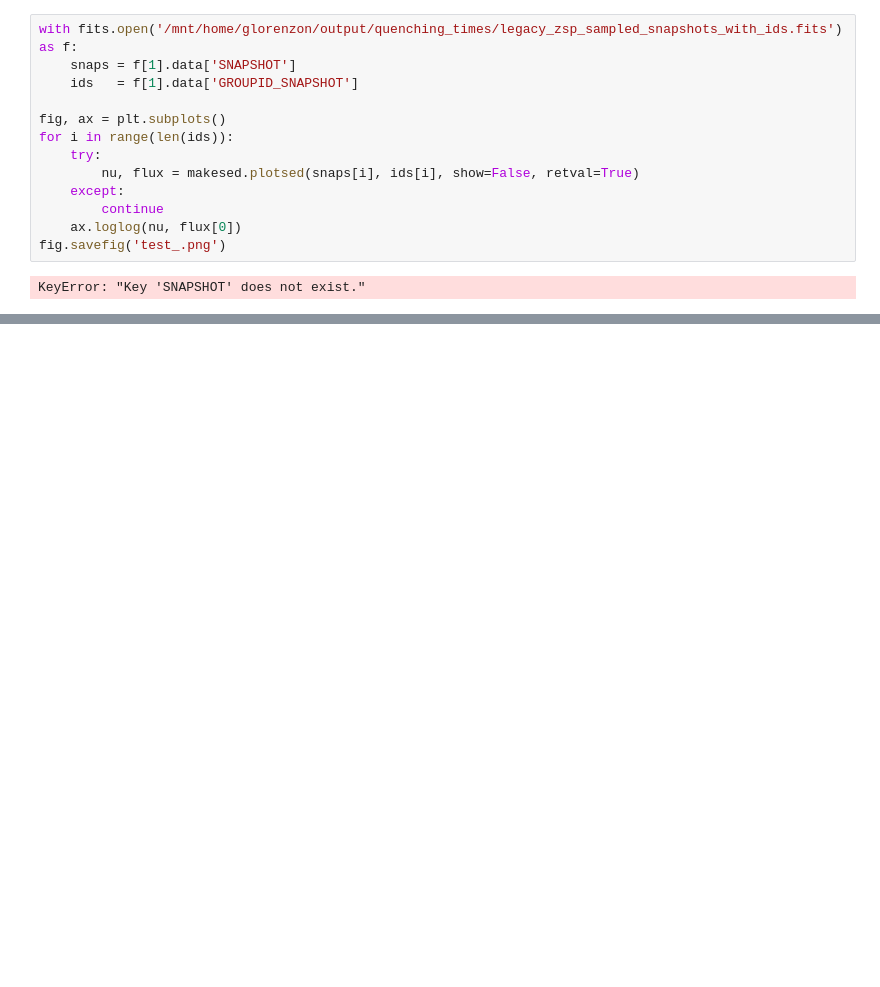
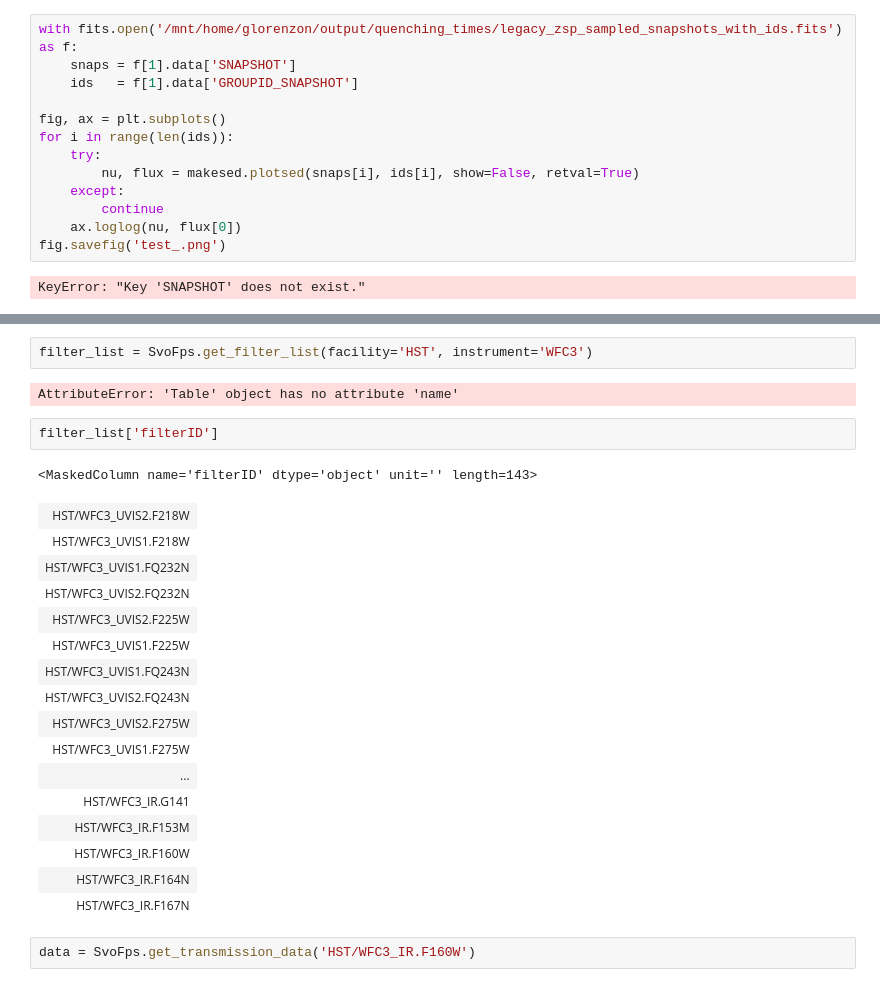
Before and after one commit to GiulianoLo/analize_simba_cgm, a Jupyter notebook: test_powderday.ipynb, the cells around one changed output, grey strips where cells are left out. Cells and saved outputs as stored; diff of their text form; blank space fills up the shorter version.

```diff
--- a/test_powderday.ipynb
+++ b/test_powderday.ipynb
@@ -71,0 +224,26 @@ KeyError: "Key 'SNAPSHOT' does not exist."
+# %%
+filter_list = SvoFps.get_filter_list(facility='HST', instrument='WFC3')
+# %% [output]
+AttributeError: 'Table' object has no attribute 'name'
+# %%
+filter_list['filterID']
+# %% [output]
+<MaskedColumn name='filterID' dtype='object' unit='' length=143>
+| HST/WFC3_UVIS2.F218W |
+| HST/WFC3_UVIS1.F218W |
+| HST/WFC3_UVIS1.FQ232N |
+| HST/WFC3_UVIS2.FQ232N |
+| HST/WFC3_UVIS2.F225W |
+| HST/WFC3_UVIS1.F225W |
+| HST/WFC3_UVIS1.FQ243N |
+| HST/WFC3_UVIS2.FQ243N |
+| HST/WFC3_UVIS2.F275W |
+| HST/WFC3_UVIS1.F275W |
+| ... |
+| HST/WFC3_IR.G141 |
+| HST/WFC3_IR.F153M |
+| HST/WFC3_IR.F160W |
+| HST/WFC3_IR.F164N |
+| HST/WFC3_IR.F167N |
+# %%
+data = SvoFps.get_transmission_data('HST/WFC3_IR.F160W')
```
Also changed, not shown: parts of 25 cells of this notebook, 20 other files.
